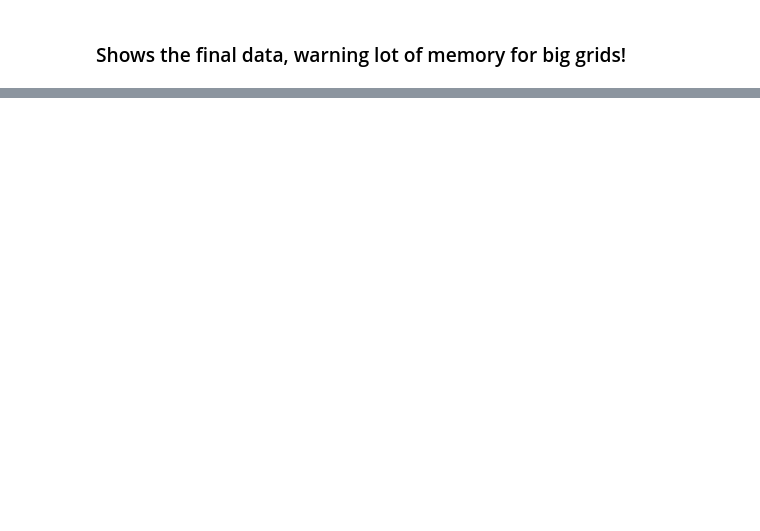
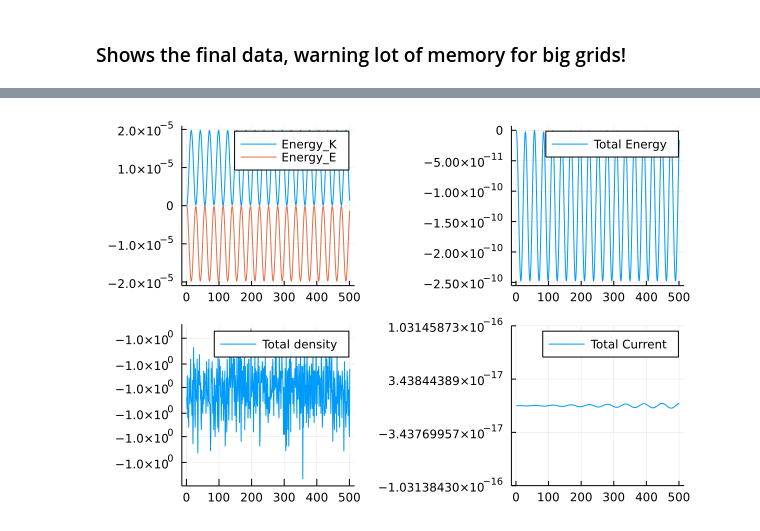
Before and after one commit to reula/Vlasov, a Jupyter notebook: vlasov_1.ipynb, the cells around one changed output, grey strips where cells are left out. Cells and saved outputs as stored; diff of their text form; code cells hidden in the pictures; blank space fills up the shorter version.

```diff
--- a/vlasov_1.ipynb
+++ b/vlasov_1.ipynb
@@ -191,7 +207,7 @@ t = 0.0
 t_i = 0.0
 t_f = 100.0
 M = 10001
-M_g = 100 + 1 #number of outputs, starting from the initial data
+M_g = 500 + 1 #number of outputs, starting from the initial data
 dt = t_f / (M-1)
 # %% [output]
 0.01
@@ -274,10 +316,13 @@ plot!(x,u[Nx*Np+1:end], label="E_final")
 # %%
 factor = 200
 plot(layout=(2,2))
-plot!(subplot=1, (Energy_K .- Energy_K[1])*dx, label="Energy_K")
+plot!(subplot=1, (Energy_K .- Energy_K[1]), label="Energy_K")
 plot!(subplot=1, (Energy_E .- Energy_E[1]), label="Energy_E")
-plot!(subplot=2, (Energy_K*dx + Energy_E) ./ (Energy_K[1]*dx + Energy_E[1]) .- 1, label="Total Energy")
+plot!(subplot=2, (Energy_K + Energy_E) ./ (Energy_K[1] + Energy_E[1]) .- 1, label="Total Energy")
 plot!(subplot=3, n_T, label="Total density")
 plot!(subplot=4, S_T, label="Total Current")
+#save("landau_undamped.png")
+# %% [output]
+[figure, added]
 # %%
 plot(ρ_f)
```
Also changed, not shown: parts of 7 cells of this notebook, 1 other file.
